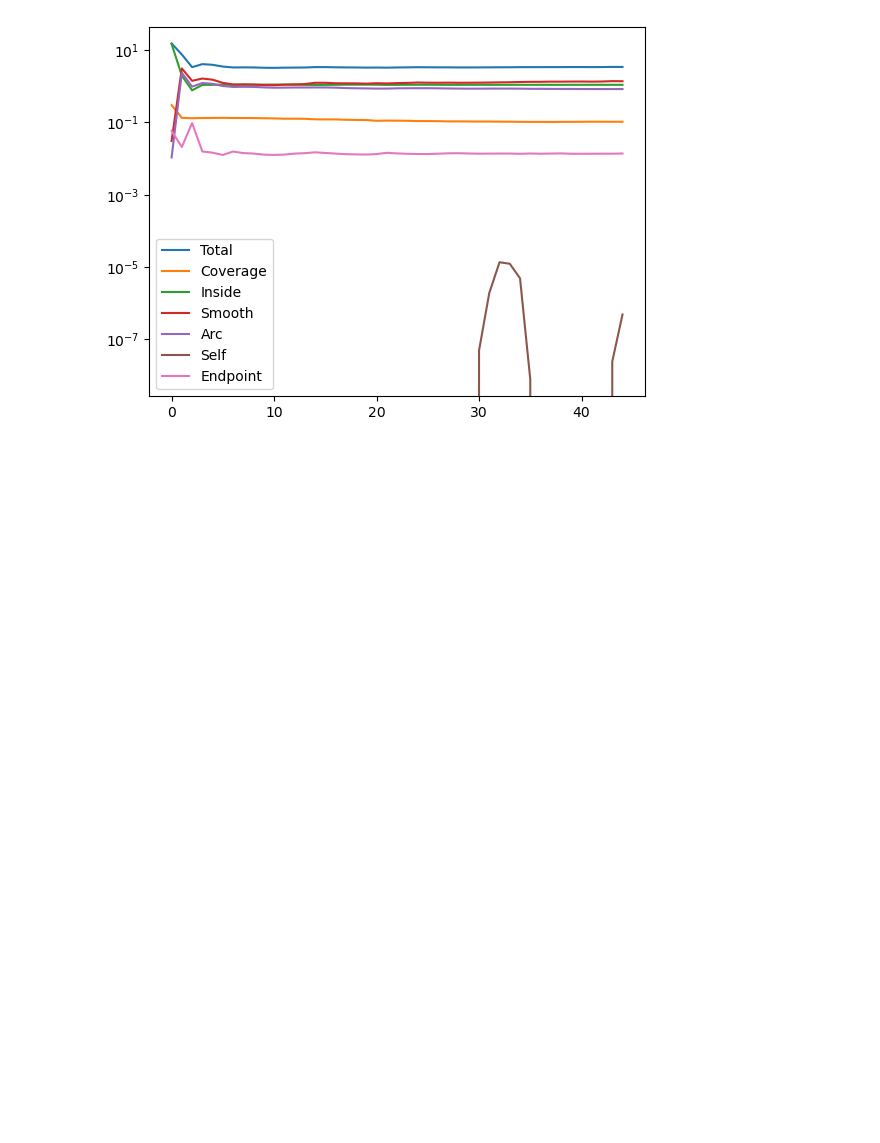
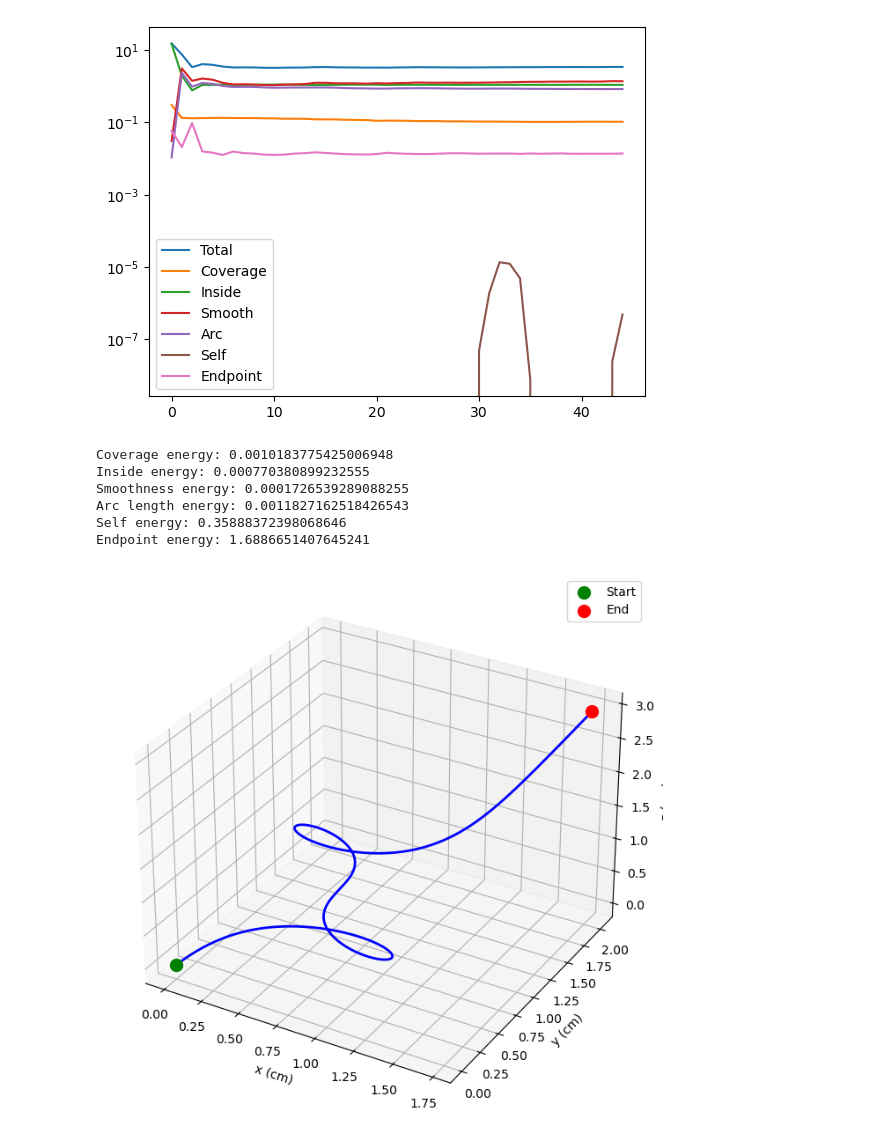
Before and after one commit to josef-lin/HFSP-dodder, a Jupyter notebook: src/data-reconstruction/data-reconstruction.ipynb, the cells around one changed output. Cells and saved outputs as stored; diff of their text form; code cells hidden in the pictures; blank space fills up the shorter version.

Commit message:
add synthetic data actual solution to debug

```diff
--- a/src/data-reconstruction/data-reconstruction.ipynb
+++ b/src/data-reconstruction/data-reconstruction.ipynb
@@ -414,3 +414,49 @@ plt.legend()
 plt.show()
 # %% [output]
 [figure]
+# %%
+
+U_true = np.loadtxt(
+    "../../data/synthetic/images/gen_07/U_gen07_t05.csv",
+    delimiter=","
+)
+
+S_true = U_true[:,0]
+X_true = U_true[:,1]
+Y_true = U_true[:,2]
+Z_true = U_true[:,3]
+U_true = U_true[:,1:4]
+
+print("Coverage energy:", coverage_energy(U_true))
+print("Inside energy:", inside_energy(U_true))
+print("Smoothness energy:", smoothness_energy(U_true))
+print("Arc length energy:", arclength_energy(U_true))
+print("Self energy:", self_energy(U_true))
+print("Endpoint energy:", endpoint_energy(U_true))
+
+fig = plt.figure(figsize=(8,8))
+ax = fig.add_subplot(111, projection='3d')
+
+ax.plot(X_true, Y_true, Z_true, 'b-', lw=2)
+
+ax.scatter(X_true[0], Y_true[0], Z_true[0],
+           c='g', s=100, label='Start')
+
+ax.scatter(X_true[-1], Y_true[-1], Z_true[-1],
+           c='r', s=100, label='End')
+
+ax.set_xlabel('x (cm)')
+ax.set_ylabel('y (cm)')
+ax.set_zlabel('z (cm)')
+
+ax.legend()
+
+plt.show()
+# %% [output]
+Coverage energy: 0.0010183775425006948
+Inside energy: 0.000770380899232555
+Smoothness energy: 0.0001726539289088255
+Arc length energy: 0.0011827162518426543
+Self energy: 0.35888372398068646
+Endpoint energy: 1.6886651407645241
+[figure, added]
```
Also changed, not shown: 1 other file.
